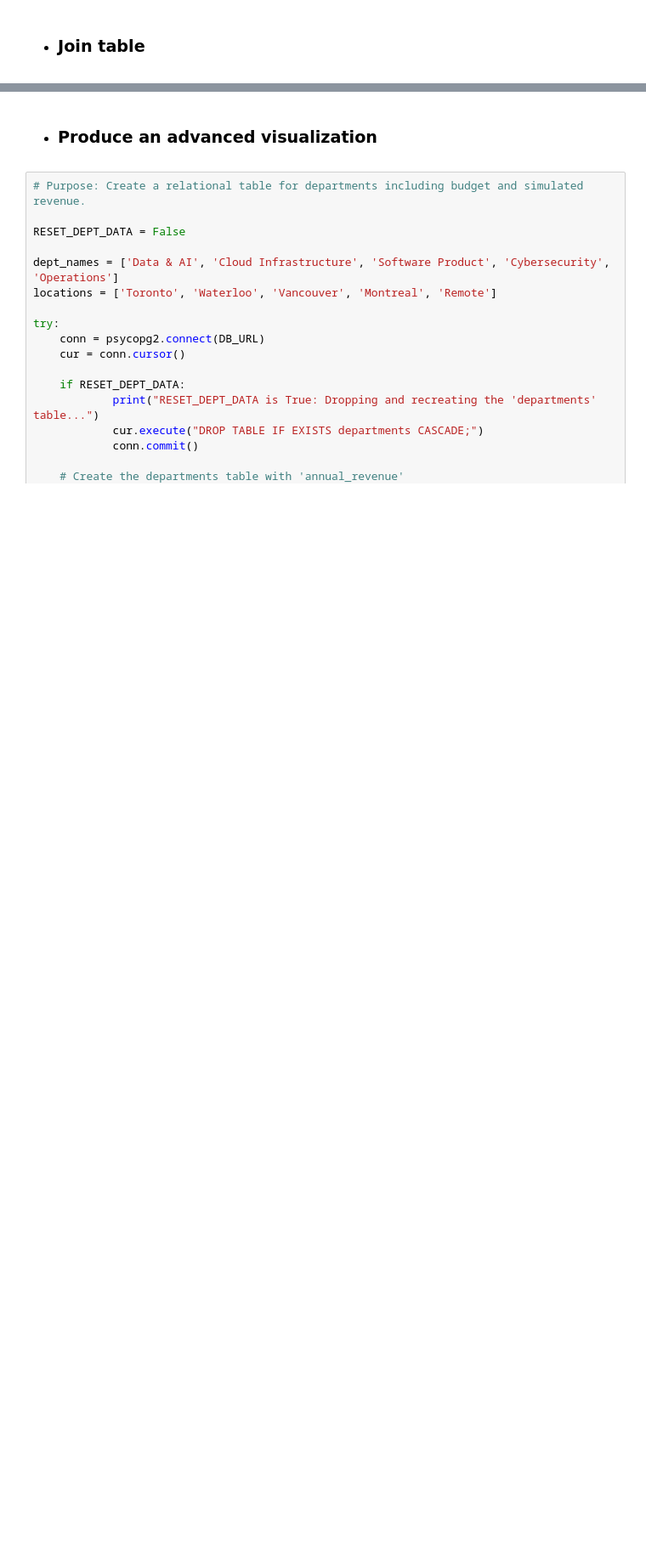
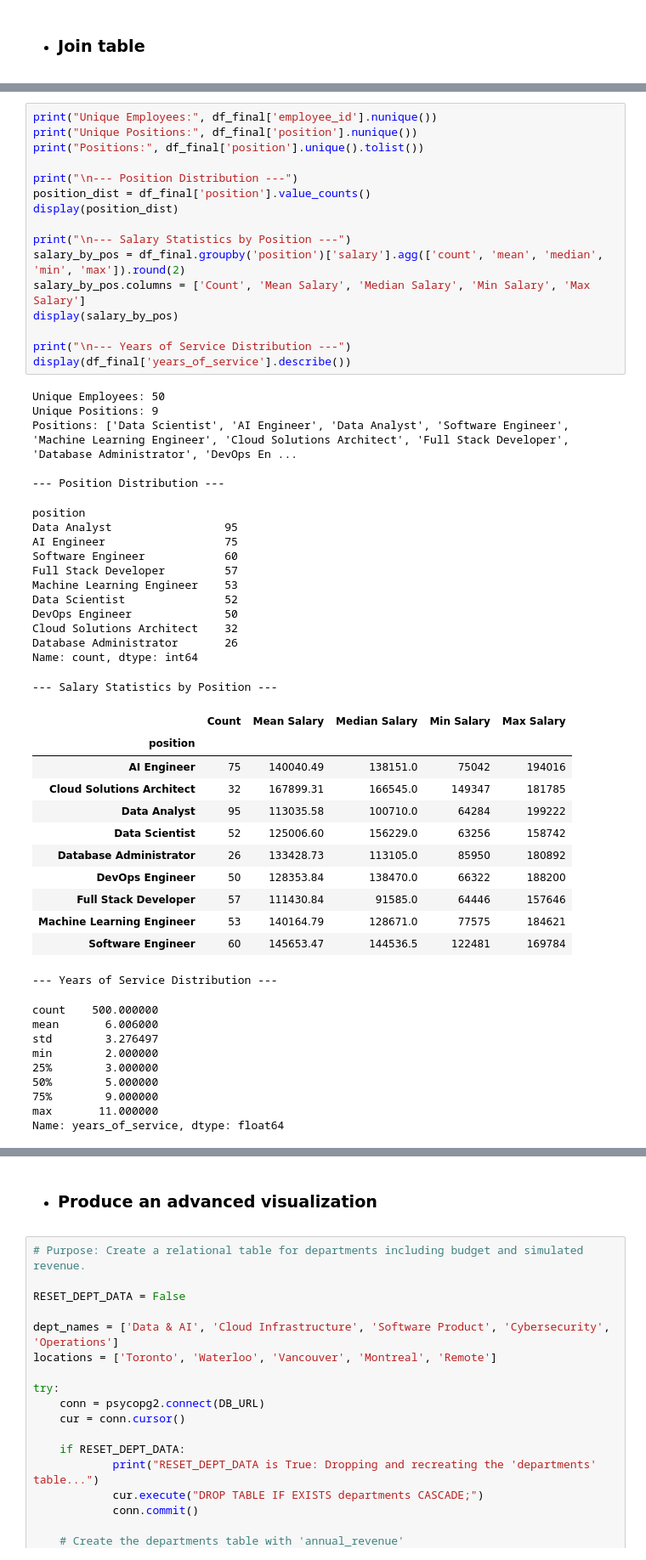
Before and after one commit to caatat741213/WranglingWorkshop, a Jupyter notebook: Lab3_DataAnalysis.ipynb, the cells around one changed output, grey strips where cells are left out. Shown at 85% size. Drawn from its saved outputs; the diff is of its cells as text; blank space fills up the shorter version.

```diff
--- a/Lab3_DataAnalysis.ipynb
+++ b/Lab3_DataAnalysis.ipynb
@@ -750,0 +1592,55 @@ Data Integration Complete. Total Records: 50
+# %%
+print("Unique Employees:", df_final['employee_id'].nunique())
+print("Unique Positions:", df_final['position'].nunique())
+print("Positions:", df_final['position'].unique().tolist())
+
+print("\n--- Position Distribution ---")
+position_dist = df_final['position'].value_counts()
+display(position_dist)
+
+print("\n--- Salary Statistics by Position ---")
+salary_by_pos = df_final.groupby('position')['salary'].agg(['count', 'mean', 'median', 'min', 'max']).round(2)
+salary_by_pos.columns = ['Count', 'Mean Salary', 'Median Salary', 'Min Salary', 'Max Salary']
+display(salary_by_pos)
+
+print("\n--- Years of Service Distribution ---")
+display(df_final['years_of_service'].describe())
+# %% [output]
+Unique Employees: 50
+Unique Positions: 9
+Positions: ['Data Scientist', 'AI Engineer', 'Data Analyst', 'Software Engineer', 'Machine Learning Engineer', 'Cloud Solutions Architect', 'Full Stack Developer', 'Database Administrator', 'DevOps En ...
+
+--- Position Distribution ---
+position
+Data Analyst                 95
+AI Engineer                  75
+Software Engineer            60
+Full Stack Developer         57
+Machine Learning Engineer    53
+Data Scientist               52
+DevOps Engineer              50
+Cloud Solutions Architect    32
+Database Administrator       26
+Name: count, dtype: int64
+--- Salary Statistics by Position ---
+|  | Count | Mean Salary | Median Salary | Min Salary | Max Salary |
+| position |  |  |  |  |  |
+| AI Engineer | 75 | 140040.49 | 138151.0 | 75042 | 194016 |
+| Cloud Solutions Architect | 32 | 167899.31 | 166545.0 | 149347 | 181785 |
+| Data Analyst | 95 | 113035.58 | 100710.0 | 64284 | 199222 |
+| Data Scientist | 52 | 125006.60 | 156229.0 | 63256 | 158742 |
+| Database Administrator | 26 | 133428.73 | 113105.0 | 85950 | 180892 |
+| DevOps Engineer | 50 | 128353.84 | 138470.0 | 66322 | 188200 |
+| Full Stack Developer | 57 | 111430.84 | 91585.0 | 64446 | 157646 |
+| Machine Learning Engineer | 53 | 140164.79 | 128671.0 | 77575 | 184621 |
+| Software Engineer | 60 | 145653.47 | 144536.5 | 122481 | 169784 |
+--- Years of Service Distribution ---
+count    500.000000
+mean       6.006000
+std        3.276497
+min        2.000000
+25%        3.000000
+50%        5.000000
+75%        9.000000
+max       11.000000
+Name: years_of_service, dtype: float64
```
Also changed, not shown: parts of 21 cells of this notebook.
